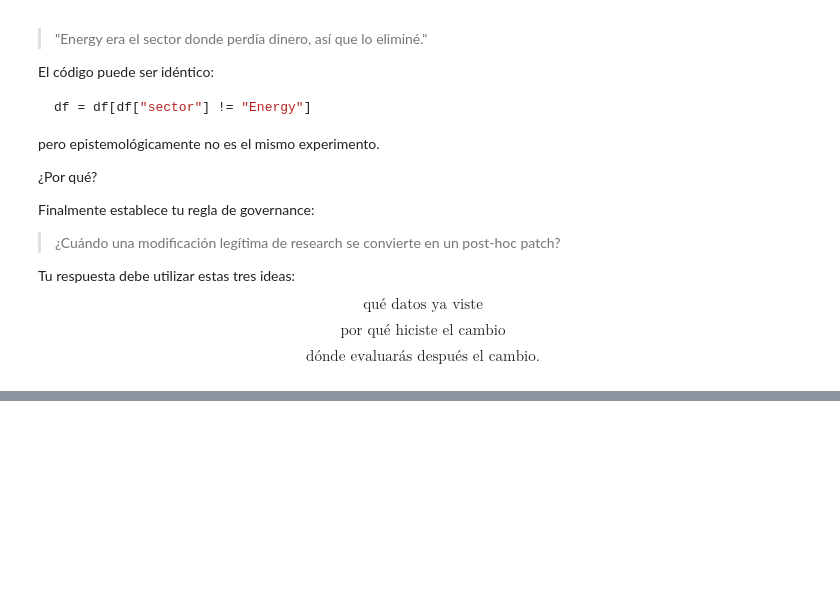
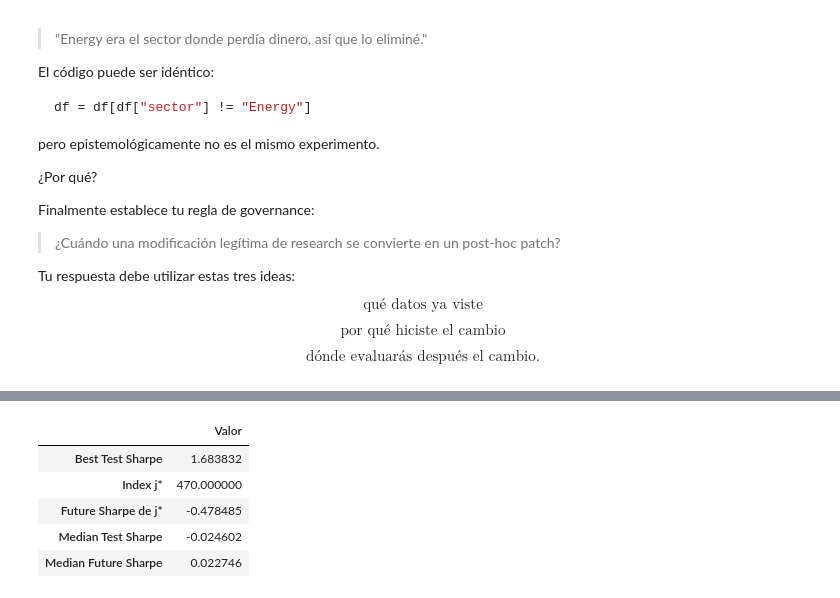
Before and after one commit to ADRIANVM117/quant-research-notes, a Jupyter notebook: maths/Ejericios_quant_diarios/semana_06.ipynb, the cells around one changed output, grey strips where cells are left out. Cells and saved outputs as stored; diff of their text form; code cells hidden in the pictures; blank space fills up the shorter version.

```diff
--- a/maths/Ejericios_quant_diarios/semana_06.ipynb
+++ b/maths/Ejericios_quant_diarios/semana_06.ipynb
@@ -799,3 +803,28 @@ def run_experiment(T, M, rng):
         "median_test_sharpe": np.median(sr_test),
         "median_future_sharpe": np.median(sr_future),
     }
+# %%
+resultado = run_experiment(T=1000, M=500, rng=rng)
+
+pd.DataFrame({
+    "Valor": [
+        resultado["best_test_sharpe"],
+        resultado["j_star"],
+        resultado["future_sharpe_j_star"],
+        resultado["median_test_sharpe"],
+        resultado["median_future_sharpe"],
+    ]
+}, index=[
+    "Best Test Sharpe",
+    "Index j*",
+    "Future Sharpe de j*",
+    "Median Test Sharpe",
+    "Median Future Sharpe",
+])
+# %% [output]
+|  | Valor |
+| Best Test Sharpe | 1.683832 |
+| Index j* | 470.000000 |
+| Future Sharpe de j* | -0.478485 |
+| Median Test Sharpe | -0.024602 |
+| Median Future Sharpe | 0.022746 |
```
Also changed, not shown: parts of 3 cells of this notebook.
